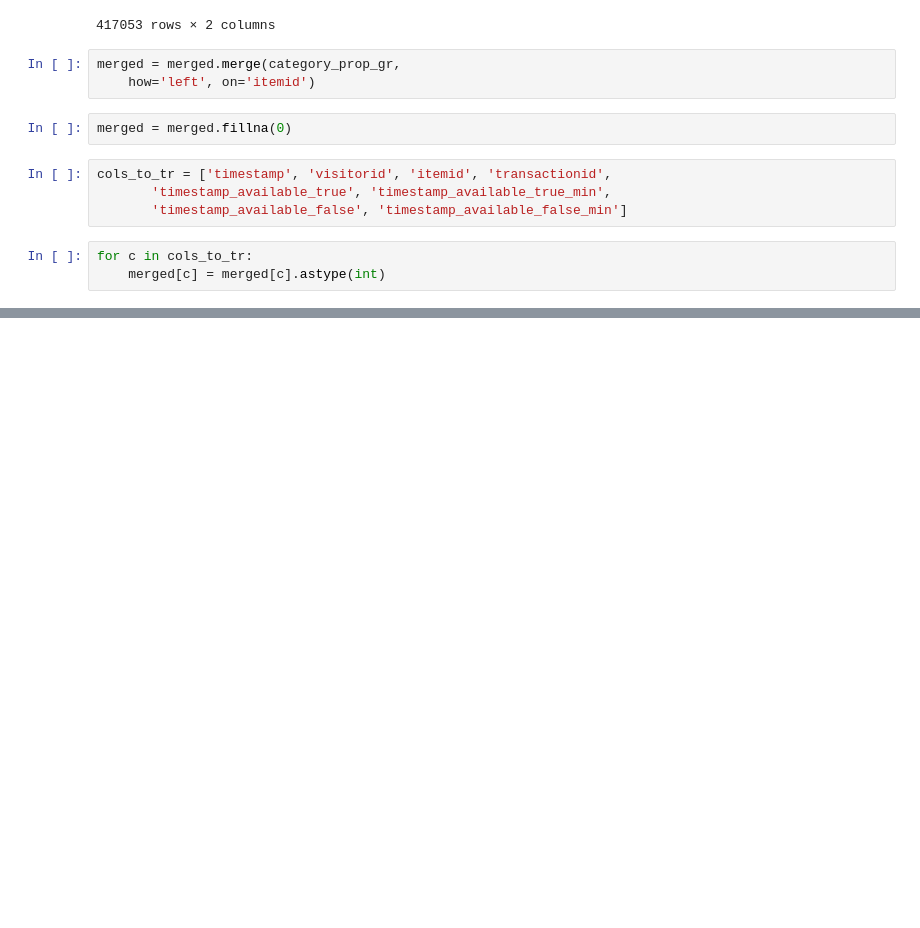
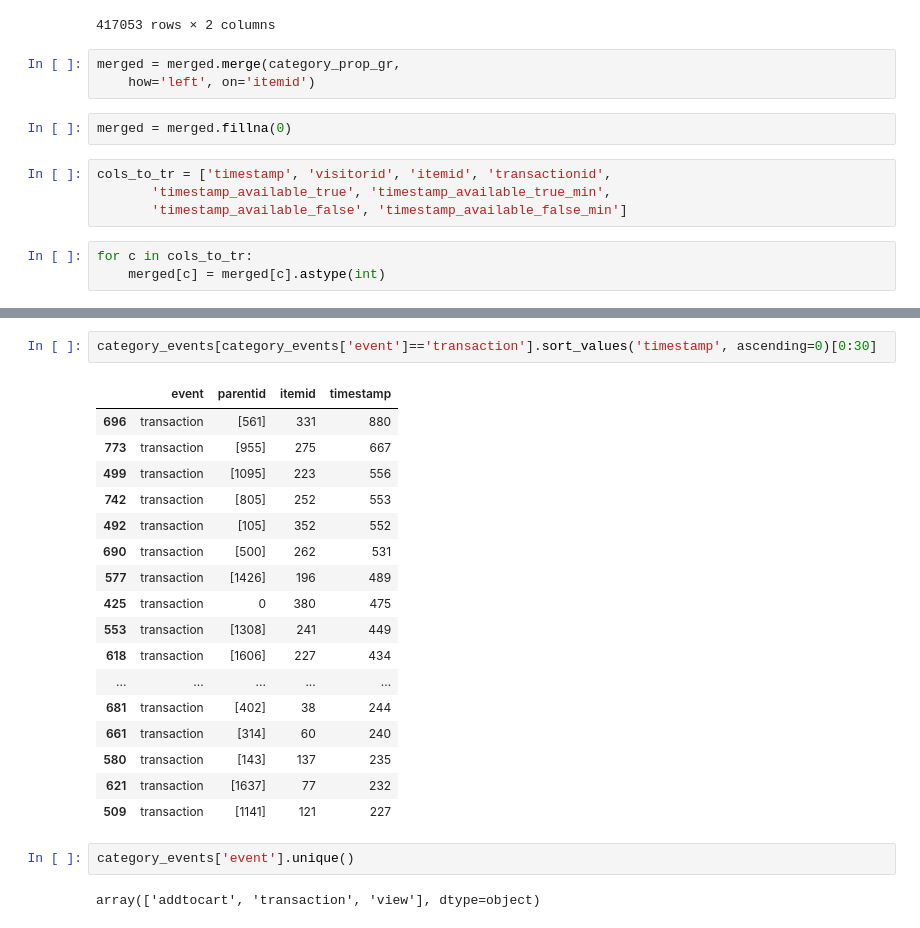
Before and after one commit to AndreyProkofiev/mle-pr-final, a Jupyter notebook: notebooks/eda.ipynb, the cells around one changed output, grey strips where cells are left out. Cells and saved outputs as stored; diff of their text form; blank space fills up the shorter version.

```diff
--- a/notebooks/eda.ipynb
+++ b/notebooks/eda.ipynb
@@ -499,0 +568,24 @@ merged[merged['transactionid']>0]
+# %%
+category_events[category_events['event']=='transaction'].sort_values('timestamp', ascending=0)[0:30]
+# %% [output]
+|  | event | parentid | itemid | timestamp |
+| 696 | transaction | [561] | 331 | 880 |
+| 773 | transaction | [955] | 275 | 667 |
+| 499 | transaction | [1095] | 223 | 556 |
+| 742 | transaction | [805] | 252 | 553 |
+| 492 | transaction | [105] | 352 | 552 |
+| 690 | transaction | [500] | 262 | 531 |
+| 577 | transaction | [1426] | 196 | 489 |
+| 425 | transaction | 0 | 380 | 475 |
+| 553 | transaction | [1308] | 241 | 449 |
+| 618 | transaction | [1606] | 227 | 434 |
+| ... | ... | ... | ... | ... |
+| 681 | transaction | [402] | 38 | 244 |
+| 661 | transaction | [314] | 60 | 240 |
+| 580 | transaction | [143] | 137 | 235 |
+| 621 | transaction | [1637] | 77 | 232 |
+| 509 | transaction | [1141] | 121 | 227 |
+# %%
+category_events['event'].unique()
+# %% [output]
+array(['addtocart', 'transaction', 'view'], dtype=object)
```
Also changed, not shown: parts of 24 cells of this notebook.
